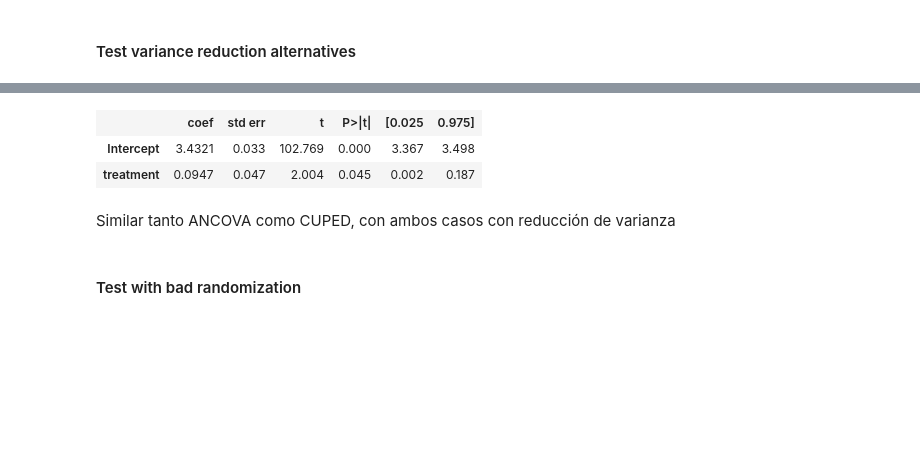
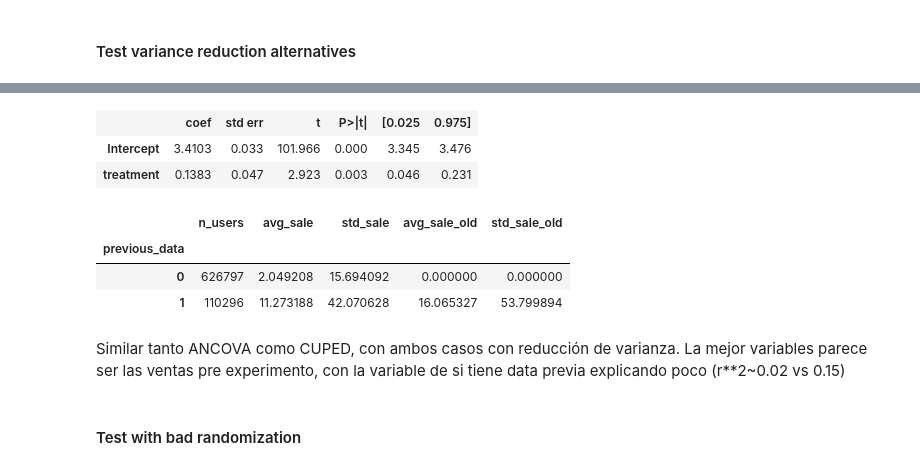
Before and after one commit to Bati-bot/Design-of-experiments-DOE, a Jupyter notebook: variance_reduction.ipynb, the cells around one changed output, grey strips where cells are left out. Drawn from its saved outputs; the diff is of its cells as text; code cells hidden in the pictures; blank space fills up the shorter version.

```diff
--- a/variance_reduction.ipynb
+++ b/variance_reduction.ipynb
@@ -209,14 +255,23 @@ autorregression.summary().tables[1]
 # %%
-agg_users_new['total_sales_sim_tilde'] = smf.ols('total_sales_sim ~ total_sales_old + previous_data',
+agg_users_new['total_sales_sim_tilde'] = smf.ols('total_sales_sim ~ total_sales_old',
                                                      data=agg_users_new).fit().resid + np.mean(agg_users_new['total_sales_sim'])
 cuped = smf.ols('total_sales_sim_tilde ~ treatment', data=agg_users_new).fit()
 cuped.summary().tables[1]
 # %% [output]
 |  | coef | std err | t | P>|t| | [0.025 | 0.975] |
-| Intercept | 3.4321 | 0.033 | 102.769 | 0.000 | 3.367 | 3.498 |
-| treatment | 0.0947 | 0.047 | 2.004 | 0.045 | 0.002 | 0.187 |
+| Intercept | 3.4103 | 0.033 | 101.966 | 0.000 | 3.345 | 3.476 |
+| treatment | 0.1383 | 0.047 | 2.923 | 0.003 | 0.046 | 0.231 |
+# %%
+metrics = agg_users_new.groupby("previous_data").agg(n_users=('user_id','count'), avg_sale=('total_sales','mean'), std_sale=('total_sales','std'),
+                                                     avg_sale_old=('total_sales_old','mean'), std_sale_old=('total_sales_old','std'))
+metrics
+# %% [output]
+|  | n_users | avg_sale | std_sale | avg_sale_old | std_sale_old |
+| previous_data |  |  |  |  |  |
+| 0 | 626797 | 2.049208 | 15.694092 | 0.000000 | 0.000000 |
+| 1 | 110296 | 11.273188 | 42.070628 | 16.065327 | 53.799894 |
 # %% [markdown]
-Similar tanto ANCOVA como CUPED, con ambos casos con reducción de varianza
+Similar tanto ANCOVA como CUPED, con ambos casos con reducción de varianza. La mejor variables parece ser las ventas pre experimento, con la variable de si tiene data previa explicando poco (r**2~0.02 vs 0.15)
 # %% [markdown]
 #### Test with bad randomization
 # %%
```
Also changed, not shown: parts of 24 cells of this notebook.
